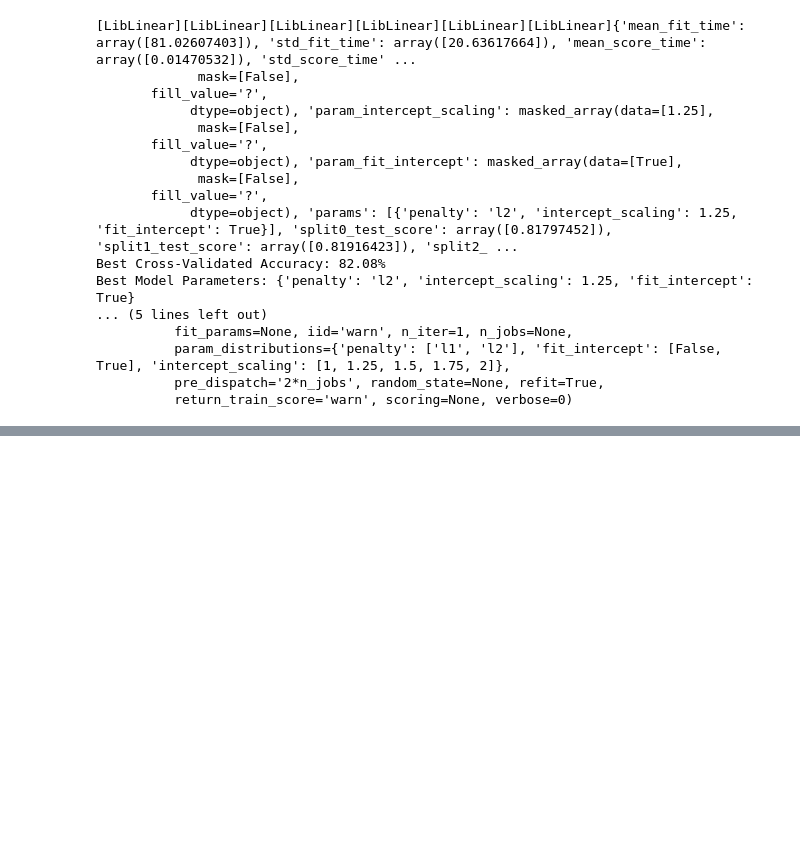
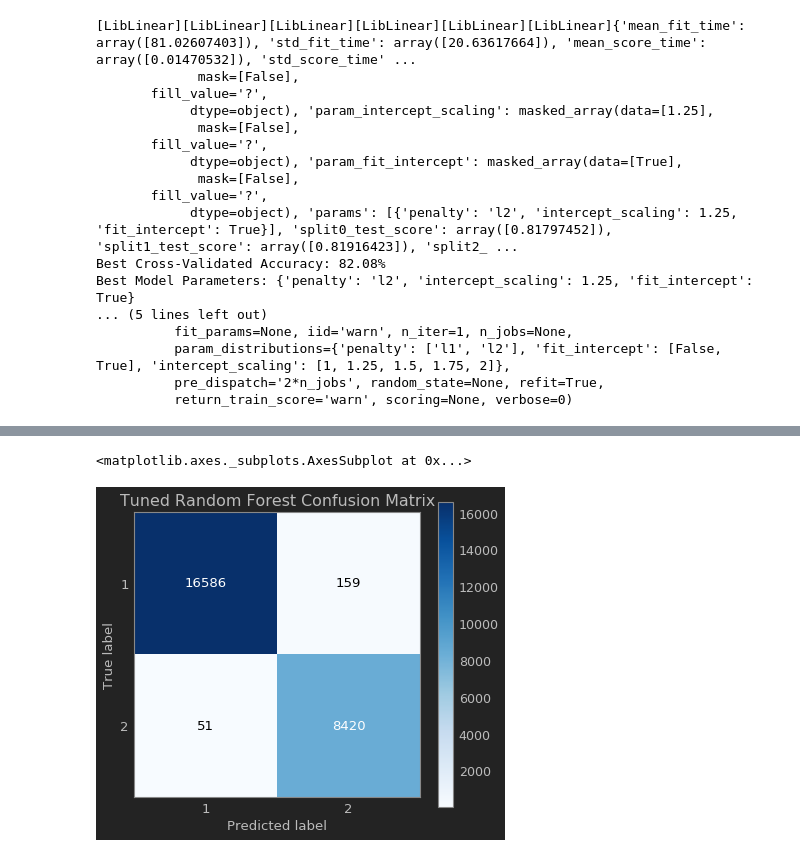
Before and after one commit to TheChanRProject/MLNS_BCI_Project, a Jupyter notebook: nb/BCI_Intra_Subject_Randomized_Search.ipynb, the cells around one changed output, grey strips where cells are left out. Saved outputs shown, nothing was run; the diff lists cells and outputs as text; code cells hidden in the pictures; blank space fills up the shorter version.

```diff
--- a/nb/BCI_Intra_Subject_Randomized_Search.ipynb
+++ b/nb/BCI_Intra_Subject_Randomized_Search.ipynb
@@ -218,3 +218,12 @@ Best Model Parameters: {'penalty': 'l2', 'intercept_scaling': 1.25, 'fit_interce
           param_distributions={'penalty': ['l1', 'l2'], 'fit_intercept': [False, True], 'intercept_scaling': [1, 1.25, 1.5, 1.75, 2]},
           pre_dispatch='2*n_jobs', random_state=None, refit=True,
           return_train_score='warn', scoring=None, verbose=0)
+# %%
+from scikitplot.metrics import plot_confusion_matrix
+from jupyterthemes import jtplot
+jtplot.style(theme="monokai")
+
+# Random Forest Confusion Matrix
+
+plot_confusion_matrix(Ytest, rf_rs.predict(Xtest), title="Tuned Random Forest Confusion Matrix")
+# %% [output]
@@ -220,0 +232,2 @@ Best Model Parameters: {'penalty': 'l2', 'intercept_scaling': 1.25, 'fit_interce
+<matplotlib.axes._subplots.AxesSubplot at 0x...>
+[figure, added]
```
Also changed, not shown: parts of 3 cells of this notebook.
